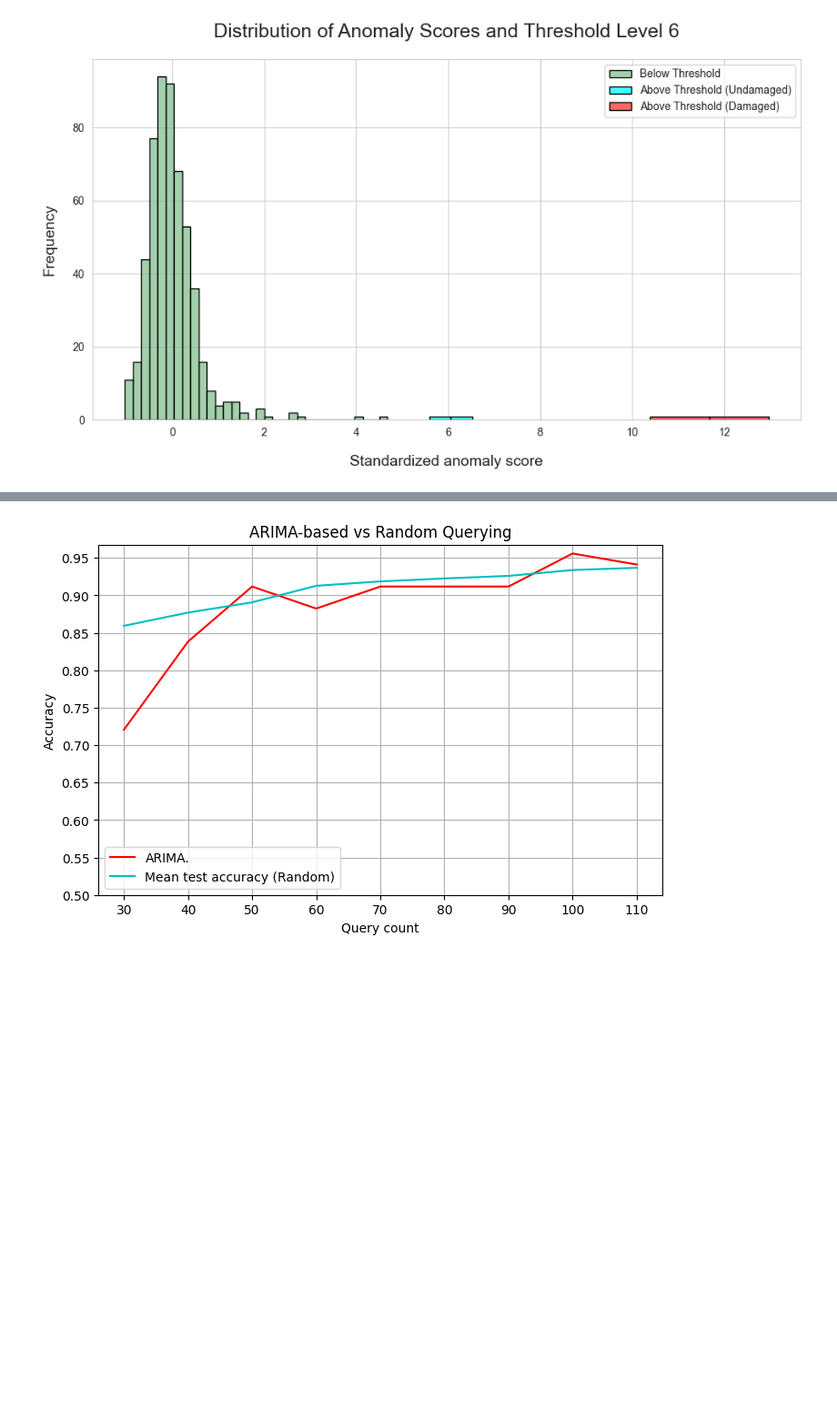
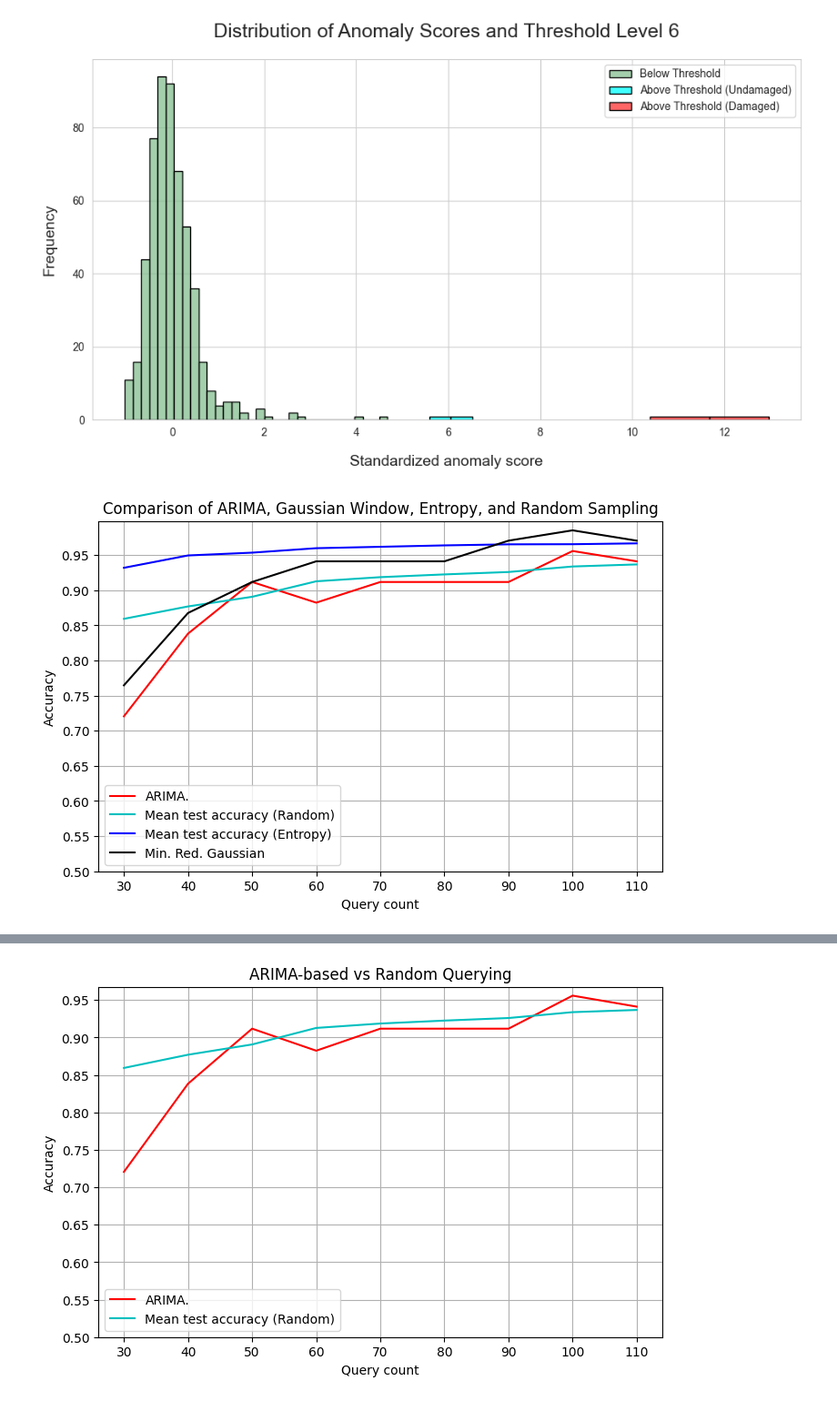
Before and after one commit to AmroAbdrabo/application-of-online-anomaly-detection-using-one-class-classification-to-z24, a Jupyter notebook: Chapter3-ActiveLearning/Streaming-AL/River/river_experiments.ipynb, the cells around one changed output, grey strips where cells are left out. Shown at 91% size. Cells and saved outputs as stored; diff of their text form; code cells hidden in the pictures; blank space fills up the shorter version.

```diff
--- a/Chapter3-ActiveLearning/Streaming-AL/River/river_experiments.ipynb
+++ b/Chapter3-ActiveLearning/Streaming-AL/River/river_experiments.ipynb
@@ -884,3 +884,34 @@ Above the threshold lies 0.007352941176470588 of the data and below it 0.9926470
 [figure]
 # %%
 test_acc_arima, true_y_arima, pred_y_arima = ad_to_al_modified(n_res, warm_st=True)
+# %%
+plt.figure(figsize=(8, 5))
+x =  np.array([5, 10, 20, 30, 40, 50, 60, 70, 80, 90, 100, 110])+10 # add 10 since we do a warm start
+low_cutoff = 20
+upper_cutoff = 110
+
+# apply lower and upper cutoffs for x
+in_range = (x > low_cutoff) & (x <= upper_cutoff)
+
+plt.plot(x[in_range], np.array(test_acc_arima)[in_range], '-r', label='ARIMA.')
+
+r_int = np.array(interpolation_range_samples)[0:100]
+plt.plot(x[in_range], interp_with_extrapolation(x[in_range], r_int, np.array(y_test_rnd_mean)[0:100] / 100), '-c', label='Mean test accuracy (Random)')
+plt.plot(x[in_range], interp_with_extrapolation(x[in_range], r_int, np.array(y_test_mean)[0:100] / 100) , '-b', label='Mean test accuracy (Entropy)')
+
+plt.plot(x[in_range], np.array(test_acc_min_gaus)[in_range], '-k', label='Min. Red. Gaussian')
+#plt.plot(x[in_range], np.array(test_acc_med_gaus)[in_range], '-b', label='Med.')
+#plt.plot(x[in_range], np.array(test_acc_prod_gaus)[in_range], '-g', label='Prod.')
+
+
+
+plt.title("Comparison of ARIMA, Gaussian Window, Entropy, and Random Sampling")
+plt.xlabel("Query count")
+plt.ylabel("Accuracy")
+plt.yticks(np.arange(0.5, 1, 0.05))
+plt.xticks(np.arange(low_cutoff+10, upper_cutoff+10, 10))
+plt.grid(True)
+plt.legend()
+plt.show()
+# %% [output]
+[figure, added]
```
Also changed, not shown: parts of 4 cells of this notebook, 1 other file.
